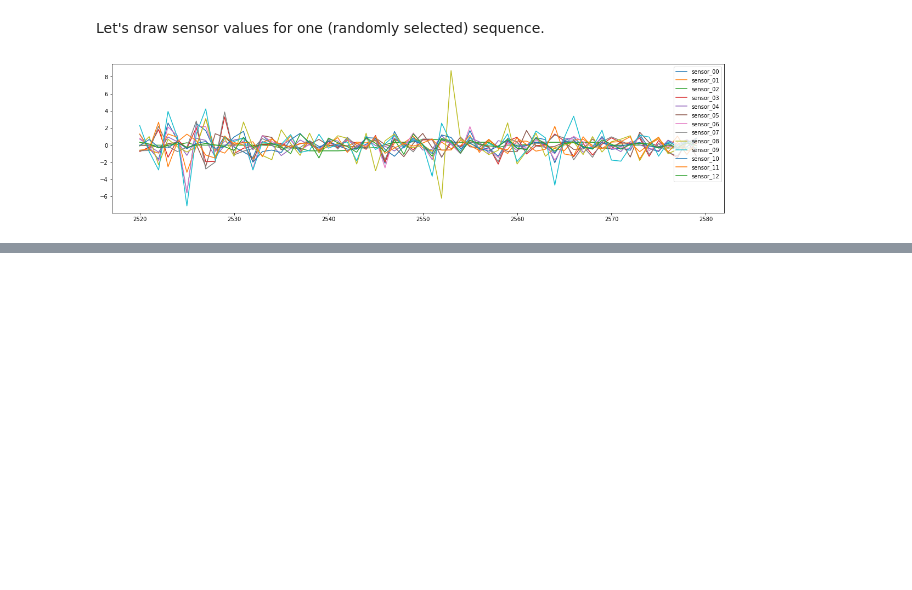
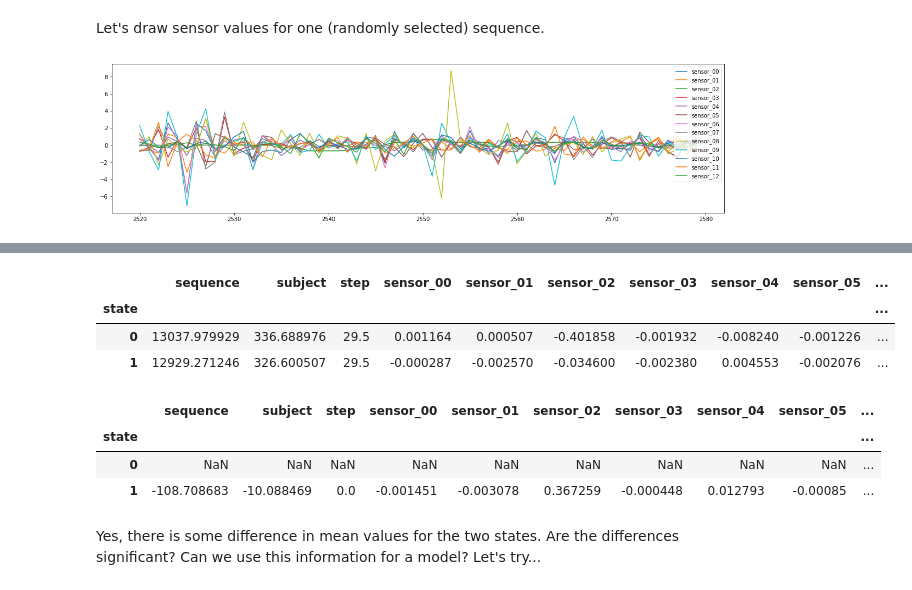
Before and after one commit to Kanaliha/Kaggle, a Jupyter notebook: Competitions/tabular-playground-series-apr-2022/tps-apr22-rookie-eda.ipynb, the cells around one changed output, grey strips where cells are left out. Drawn from its saved outputs; the diff is of its cells as text; code cells hidden in the pictures; blank space fills up the shorter version.

```diff
--- a/Competitions/tabular-playground-series-apr-2022/tps-apr22-rookie-eda.ipynb
+++ b/Competitions/tabular-playground-series-apr-2022/tps-apr22-rookie-eda.ipynb
@@ -84,0 +89,16 @@ seq.drop(['sequence','subject','step','state'], axis=1).plot();
+# %%
+means = train_df.groupby('state').mean()
+display(means)
+display(means.diff()) # difference between state 0 and 1
+# %% [output]
+|  | sequence | subject | step | sensor_00 | sensor_01 | sensor_02 | sensor_03 | sensor_04 | sensor_05 | ... |
+| state |  |  |  |  |  |  |  |  |  | ... |
+| 0 | 13037.979929 | 336.688976 | 29.5 | 0.001164 | 0.000507 | -0.401858 | -0.001932 | -0.008240 | -0.001226 | ... |
+| 1 | 12929.271246 | 326.600507 | 29.5 | -0.000287 | -0.002570 | -0.034600 | -0.002380 | 0.004553 | -0.002076 | ... |
+|  | sequence | subject | step | sensor_00 | sensor_01 | sensor_02 | sensor_03 | sensor_04 | sensor_05 | ... |
+| state |  |  |  |  |  |  |  |  |  | ... |
+| 0 | NaN | NaN | NaN | NaN | NaN | NaN | NaN | NaN | NaN | ... |
+| 1 | -108.708683 | -10.088469 | 0.0 | -0.001451 | -0.003078 | 0.367259 | -0.000448 | 0.012793 | -0.00085 | ... |
+# %% [markdown]
+Yes, there is some difference in mean values for the two states.
+Are the differences significant? Can we use this information for a model? Let's try...
```
Also changed, not shown: parts of 14 cells of this notebook.
